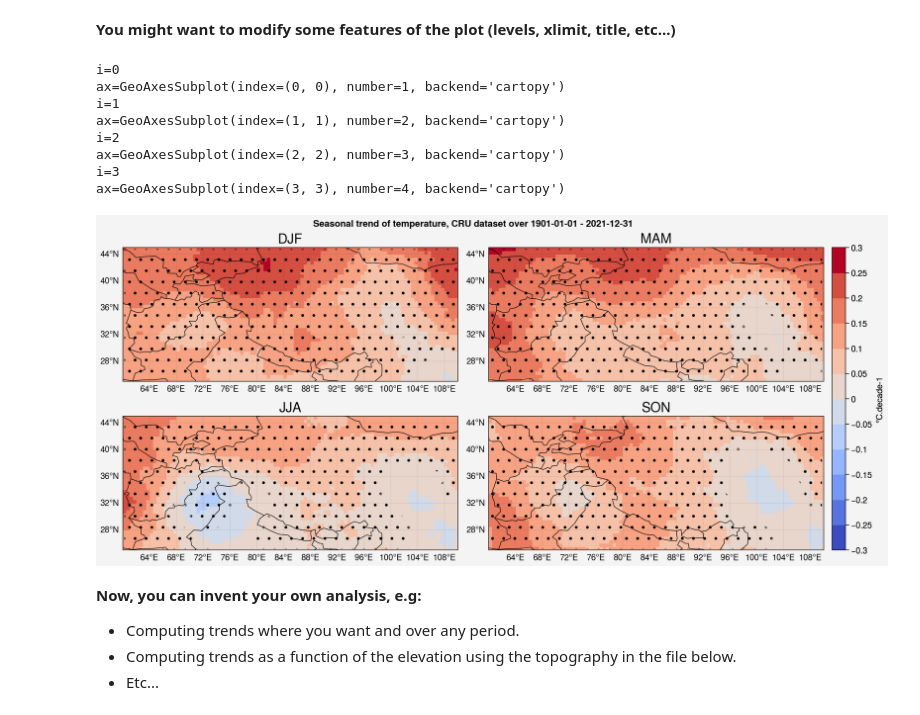
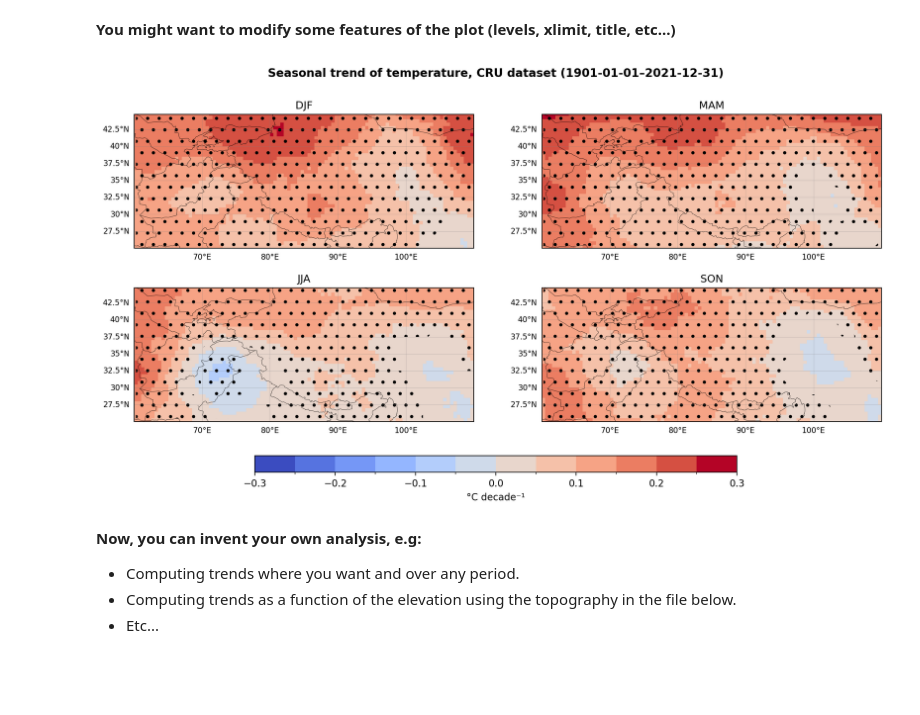
Before and after one commit to mmenegoz/climate_HMA_course, a Jupyter notebook: HMA_climate_trends_CRU.ipynb, the cells around one changed output. Drawn from its saved outputs; the diff is of its cells as text; code cells hidden in the pictures; blank space fills up the shorter version.

```diff
--- a/HMA_climate_trends_CRU.ipynb
+++ b/HMA_climate_trends_CRU.ipynb
@@ -105,6 +105,10 @@ def season_mean(ds, calendar="standard"):
 **Below, you might need to change the name of the variable depending on the data that you use!**
 
 **Also, be careful to the unit of the variable!**
+# %%
+# Figures parameters:
+quality=200
+proj = ccrs.PlateCarree()
 # %%
 # Computing seasonal mean and ordering properly the seasons
 seasonal_mean=season_mean(temp_HMA.tmp).sortby(xr.DataArray(['DJF','MAM','JJA', 'SON'],dims=['season']))
@@ -118,6 +118,7 @@ print('minimum temperature=',vmin,', maximum temperature=',vmax)
 # %% [output]
 minimum temperature= -23.780558997458158 , maximum temperature= 36.51848808792998
 # %%
+proj = ccrs.PlateCarree()
 
 # Fixed color levels
 levels = np.arange(-32, 32+2, 2)
@@ -129,7 +130,7 @@ lat_ticks = np.arange(28, 44, 4)
 lon_ticks = np.arange(64, 108, 4)
 
 fig, axs = plt.subplots(2, 2, figsize=(12, 6),
-                        subplot_kw={'projection': ccrs.PlateCarree()},dpi=200)
+                        subplot_kw={'projection': proj},dpi=quality)
 axs = axs.ravel()
 
 for i, ax in enumerate(axs):
@@ -139,6 +140,7 @@ for i, ax in enumerate(axs):
     # Geographic features
     ax.add_feature(cfeature.COASTLINE, lw=0.4)
     ax.add_feature(cfeature.BORDERS, lw=0.4)
+
     ax.set_extent([lon1, lon2, lat1, lat2-3])
 
     # Gridlines at specified coordinates with labels
@@ -295,46 +288,49 @@ signif=np.where(pvalue_T<0.05,True,False)
 **You might want to modify some features of the plot (levels, xlimit, title, etc...)**
 # %%
 # Levels of temperature for the plot
-levels=plot.arange(-0.3,0.3,0.05)
+levels=np.arange(-0.3,0.3+0.05,0.05)
 factor=10 # degree per decade
 # %%
-# Producing the map of the trends, excluding the borders of the domain.
-f, axs = plot.subplots(proj='cyl',ncols=2, nrows=2, share=1, axwidth=5)
+norm = BoundaryNorm(levels, ncolors=cmap.N, clip=True)
+cmap = plt.get_cmap('coolwarm')
+
+fig, axs = plt.subplots(2, 2, figsize=(14, 6), subplot_kw={'projection': proj}, dpi=quality)
+axs = axs.ravel()
+
 for i, ax in enumerate(axs):
-    print('i='+str(i))
-    print('ax='+str(ax))
-    m = ax.pcolormesh(
-        temp_HMA.lon,temp_HMA.lat,
-        slope_T[i,:,:]*factor,
-        levels=levels,
-        cmap='coolwarm'
+    pcm = ax.pcolormesh(
+        temp_HMA.lon, temp_HMA.lat, slope_T[i]*factor,
+        cmap=cmap, shading='auto',# vmin=min(levels), vmax=max(levels),
+        norm=norm
+        #transform=proj
     )
-    ax.format(title=seasonal_mean.season.data[i],titlesize='20px')
+    ax.contourf(
+        temp_HMA.lon, temp_HMA.lat, signif[i],
+        hatches=["", "."], colors='none', alpha=0, transform=proj
+    )
+    ax.add_feature(cfeature.COASTLINE, linewidth=0.3)
+    ax.add_feature(cfeature.BORDERS, linewidth=0.3)
+    ax.add_feature(cfeature.OCEAN, facecolor='lightgray')
+    ax.set_extent([lon1, lon2, lat1, lat2-3])
+    #ax.gridlines(draw_labels=(i in [2, 3]), linewidth=0.3, color='gray', alpha=0.5)
+    gl = ax.gridlines(draw_labels=True, lw=0.3, color='gray', alpha=0.5)
+    gl.top_labels = gl.right_labels = False
+    gl.xlabel_style = gl.ylabel_style = {'size': 8}
+    ax.set_title(seasonal_mean.season.data[i], fontsize=11)
 
-    p = ax.contourf(
-    temp_HMA.lon,temp_HMA.lat,
-    signif[i,:,:],
-    hatches=["", "."], alpha=0
-    )
+# Tight layout
+#plt.subplots_adjust(wspace=0.1, hspace=0.01)
 
-f.colorbar(m, label= '°C.decade-1')
+# Horizontal colorbar
+cbar_ax = fig.add_axes([0.25, 0.0, 0.5, 0.04])
+fig.colorbar(pcm, cax=cbar_ax, orientation='horizontal', label='°C decade⁻¹')
 
-axs.format(
-    gridlinewidth=0.1, gridcolor='gray8', gridalpha=0.5, labels=True,
-    coast=True, ocean=False, oceancolor='gray3', borders=True,
-    suptitle="Seasonal trend of temperature, CRU dataset over "+str(date1)+" - "+str(date2),
-    lonlines=4, latlines=4, abc=False, latlim=[lat1,lat2],lonlim=[lon1,lon2]
-)
+#fig.colorbar(pcm, ax=axs, orientation='horizontal', pad=0.06, label='°C decade⁻¹')
+fig.suptitle(f"Seasonal trend of temperature, CRU dataset ({date1}–{date2})", fontsize=12, weight='bold')
+#plt.tight_layout(rect=[0, 0.03, 1, 0.95])
+plt.show()
 # %% [output]
-i=0
-ax=GeoAxesSubplot(index=(0, 0), number=1, backend='cartopy')
-i=1
-ax=GeoAxesSubplot(index=(1, 1), number=2, backend='cartopy')
-i=2
-ax=GeoAxesSubplot(index=(2, 2), number=3, backend='cartopy')
-i=3
-ax=GeoAxesSubplot(index=(3, 3), number=4, backend='cartopy')
-[figure, old version]
+[figure, new version]
 # %% [markdown]
 **Now, you can invent your own analysis, e.g:**
 * Computing trends where you want and over any period.
```
Also changed, not shown: parts of 7 cells of this notebook, 1 other file.
